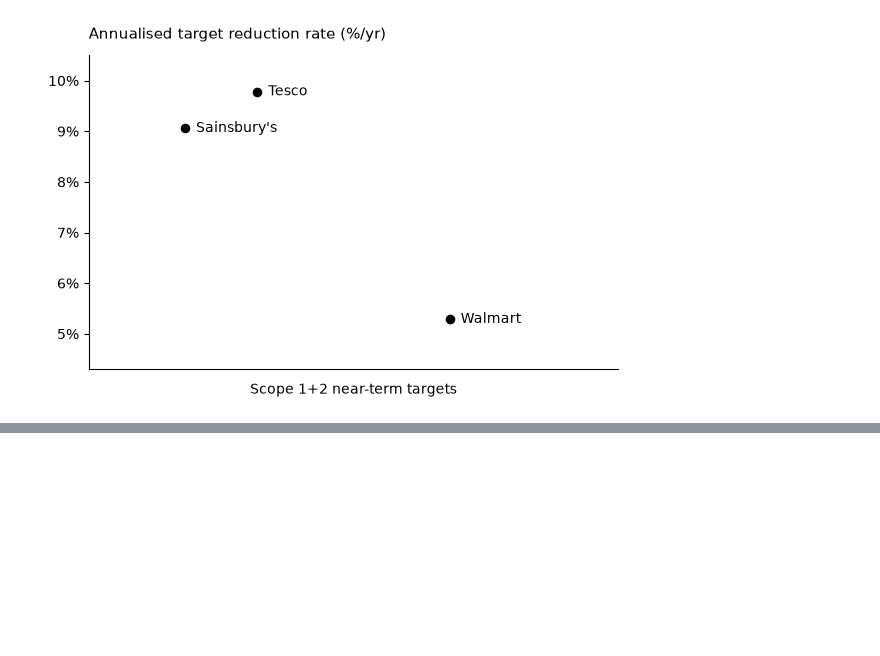
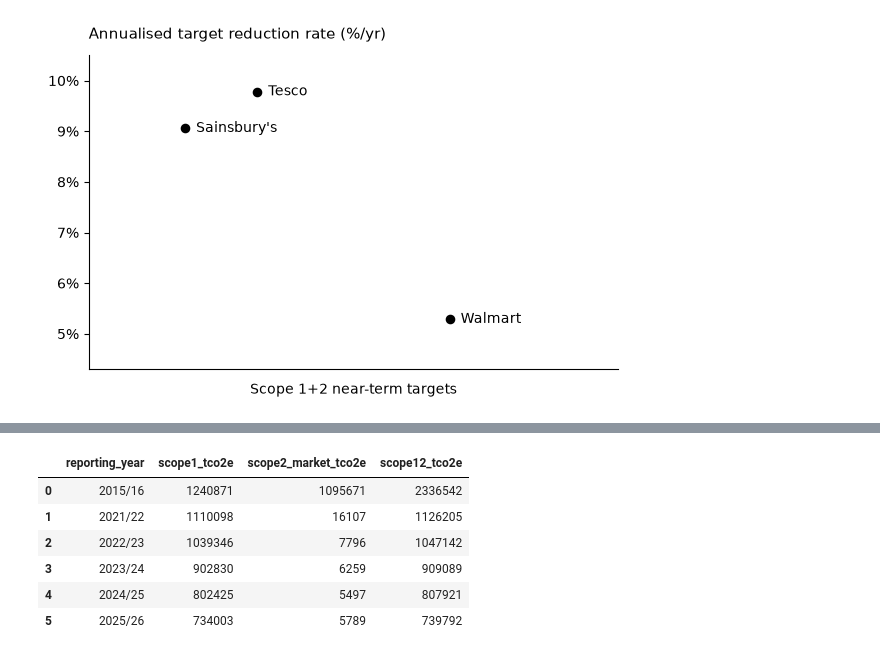
Before and after one commit to naema-bakar/retail-sustainability-benchmarking, a Jupyter notebook: notebooks/01_sbti_target_analysis.ipynb, the cells around one changed output, grey strips where cells are left out. Cells and saved outputs as stored; diff of their text form; code cells hidden in the pictures; blank space fills up the shorter version.

```diff
--- a/notebooks/01_sbti_target_analysis.ipynb
+++ b/notebooks/01_sbti_target_analysis.ipynb
@@ -88,0 +95,47 @@ plt.show()
+# %%
+tesco_data = {
+    "reporting_year": [
+        "2015/16",
+        "2021/22",
+        "2022/23",
+        "2023/24",
+        "2024/25",
+        "2025/26"
+    ],
+    "scope1_tco2e": [
+        1240871,
+        1110098,
+        1039346,
+        902830,
+        802425,
+        734003
+    ],
+    "scope2_market_tco2e": [
+        1095671,
+        16107,
+        7796,
+        6259,
+        5497,
+        5789
+    ],
+    "scope12_tco2e": [
+        2336542,
+        1126205,
+        1047142,
+        909089,
+        807921,
+        739792
+    ]
+}
+
+tesco_df = pd.DataFrame(tesco_data)
+
+tesco_df
+# %% [output]
+|  | reporting_year | scope1_tco2e | scope2_market_tco2e | scope12_tco2e |
+| 0 | 2015/16 | 1240871 | 1095671 | 2336542 |
+| 1 | 2021/22 | 1110098 | 16107 | 1126205 |
+| 2 | 2022/23 | 1039346 | 7796 | 1047142 |
+| 3 | 2023/24 | 902830 | 6259 | 909089 |
+| 4 | 2024/25 | 802425 | 5497 | 807921 |
+| 5 | 2025/26 | 734003 | 5789 | 739792 |
```
Also changed, not shown: parts of 11 cells of this notebook.
